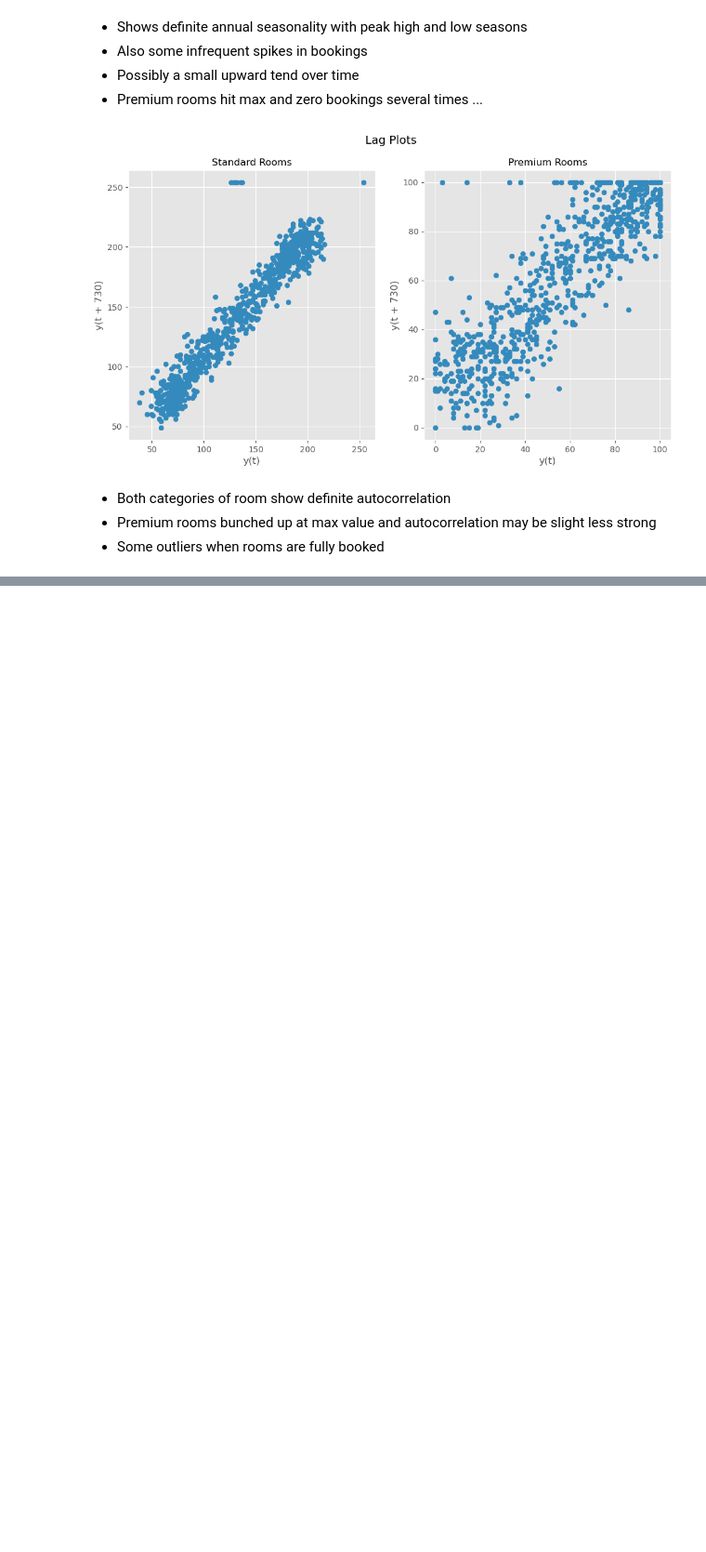
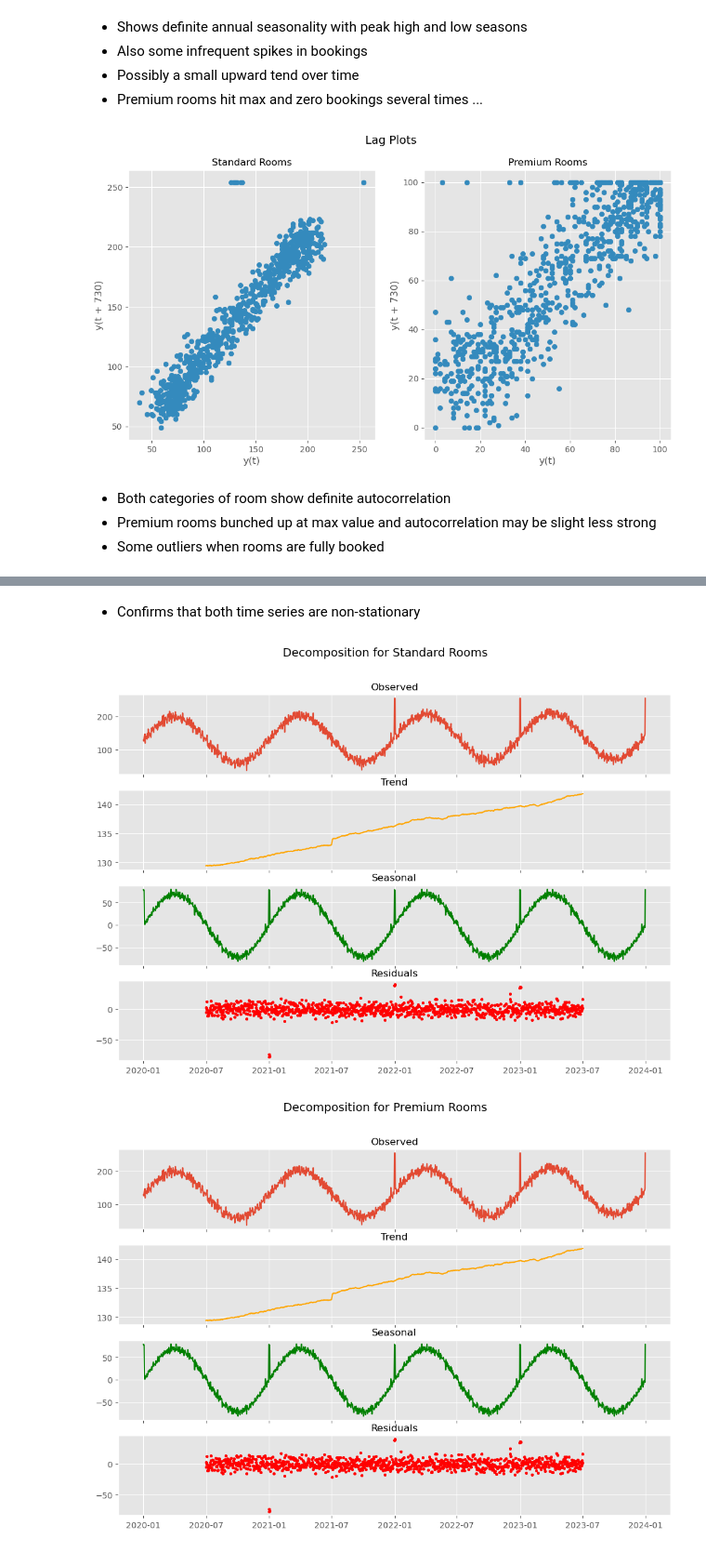
Before and after one commit to StuartG24/Travel_Co_Analysis, a Jupyter notebook: Notebooks_Data_Analysis/demand_analysis.ipynb, the cells around one changed output, grey strips where cells are left out. Shown at 93% size. Drawn from its saved outputs; the diff is of its cells as text; code cells hidden in the pictures; blank space fills up the shorter version.

```diff
--- a/Notebooks_Data_Analysis/demand_analysis.ipynb
+++ b/Notebooks_Data_Analysis/demand_analysis.ipynb
@@ -152,0 +245,33 @@ plt.show()
+# %% [markdown]
+- Confirms that both time series are non-stationary
+# %%
+# Perform decomposition
+
+def decompose_time_series(series, title):
+    # Perform decomposition
+    decomposition = seasonal_decompose(series, model='additive', period=365)
+
+    # Plot the decomposition
+    fig, (ax1, ax2, ax3, ax4) = plt.subplots(nrows=4, figsize=(12, 8), sharex=True)
+    fig.suptitle(f'Decomposition for {title}', fontsize=14)
+
+    ax1.set_title('Observed', fontsize=12)
+    ax1.plot(decomposition.observed, label='Observed')
+    ax2.set_title('Trend', fontsize=12)
+    ax2.plot(decomposition.trend, label='Trend', color='orange')
+    ax3.set_title('Seasonal', fontsize=12)
+    ax3.plot(decomposition.seasonal, label='Seasonal', color='green')
+    ax4.set_title('Residuals', fontsize=12)
+    #ax4.plot(decomposition.resid, label='Residuals', color='red')
+    ax4.scatter(decomposition.resid.index, decomposition.resid, label='Residuals', color='red', s=10)
+
+    plt.show()
+
+# Decompose - Standard Rooms
+decompose_time_series(hotel_time_series_df['Standard_OCC'], 'Standard Rooms')
+
+# Decompose - Standard Rooms
+decompose_time_series(hotel_time_series_df['Standard_OCC'], 'Premium Rooms')
+# %% [output]
+[figure, added]
+[figure, added]
```
Also changed, not shown: parts of 11 cells of this notebook.
